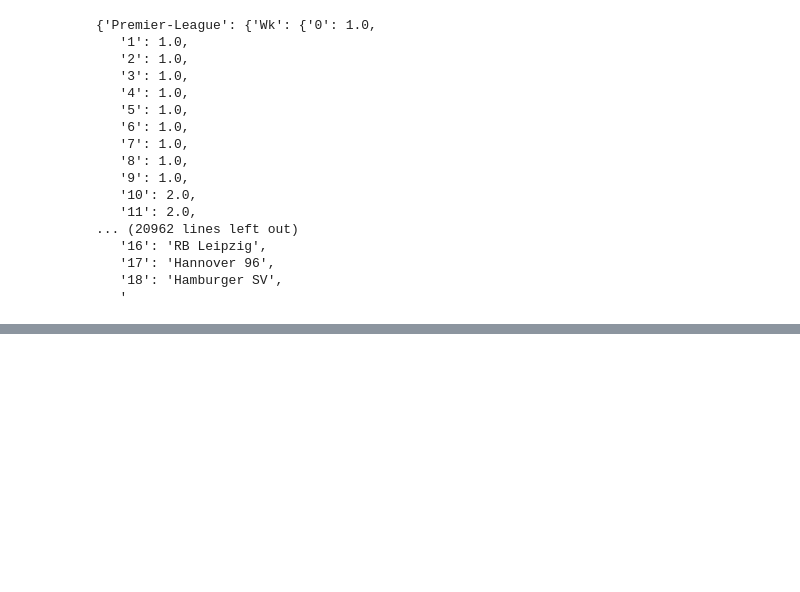
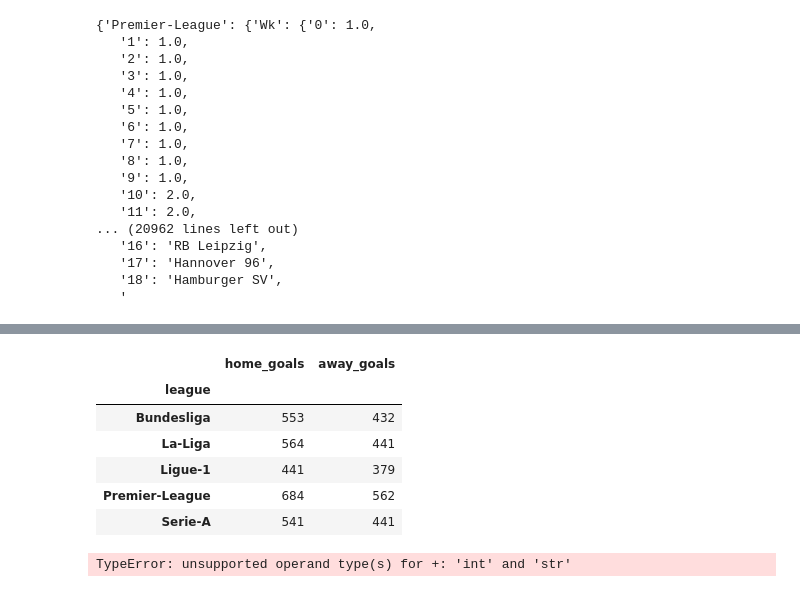
Before and after one commit to esenbora/sporg_proj_1, a Jupyter notebook: EDA.ipynb, the cells around one changed output, grey strips where cells are left out. Drawn from its saved outputs; the diff is of its cells as text; code cells hidden in the pictures; blank space fills up the shorter version.

```diff
--- a/EDA.ipynb
+++ b/EDA.ipynb
@@ -43,0 +76,22 @@ pd.DataFrame.from_dict(data["2018-2019"]["La-Liga"])
+# %%
+# I want to look into the leagues that have the least amount of goals scored
+# I will add a column of the total goals scored in a game
+df.dropna(subset=["Score"], inplace=True)
+df["home_goals"] = df["Score"].str[0]
+df["away_goals"] = df["Score"].str[-1]
+df = df.astype({"home_goals": "int32", "away_goals": "int32"})
+df.dtypes
+
+df.groupby("league")[["home_goals", "away_goals"]].sum()
+# %% [output]
+|  | home_goals | away_goals |
+| league |  |  |
+| Bundesliga | 553 | 432 |
+| La-Liga | 564 | 441 |
+| Ligue-1 | 441 | 379 |
+| Premier-League | 684 | 562 |
+| Serie-A | 541 | 441 |
+# %%
+sum(df["home_goals"])
+# %% [output]
+TypeError: unsupported operand type(s) for +: 'int' and 'str'
```
Also changed, not shown: parts of 4 cells of this notebook, 3 other files.
